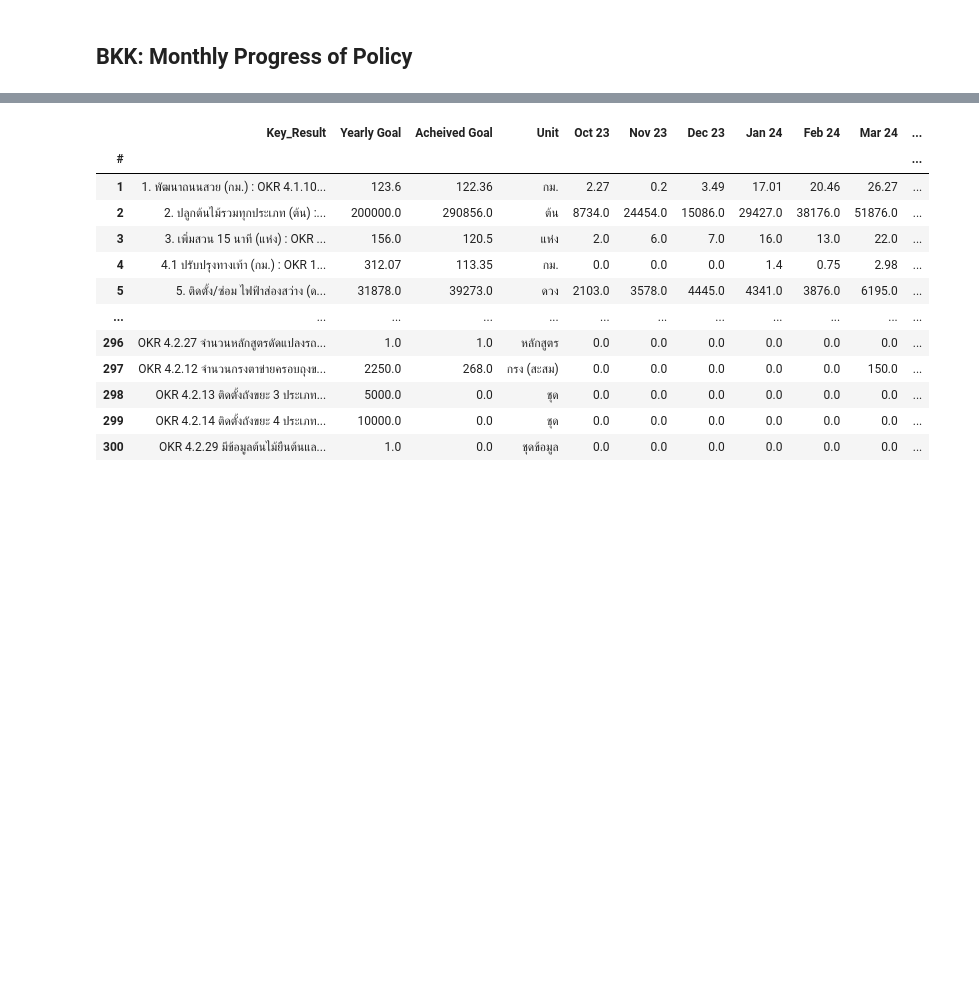
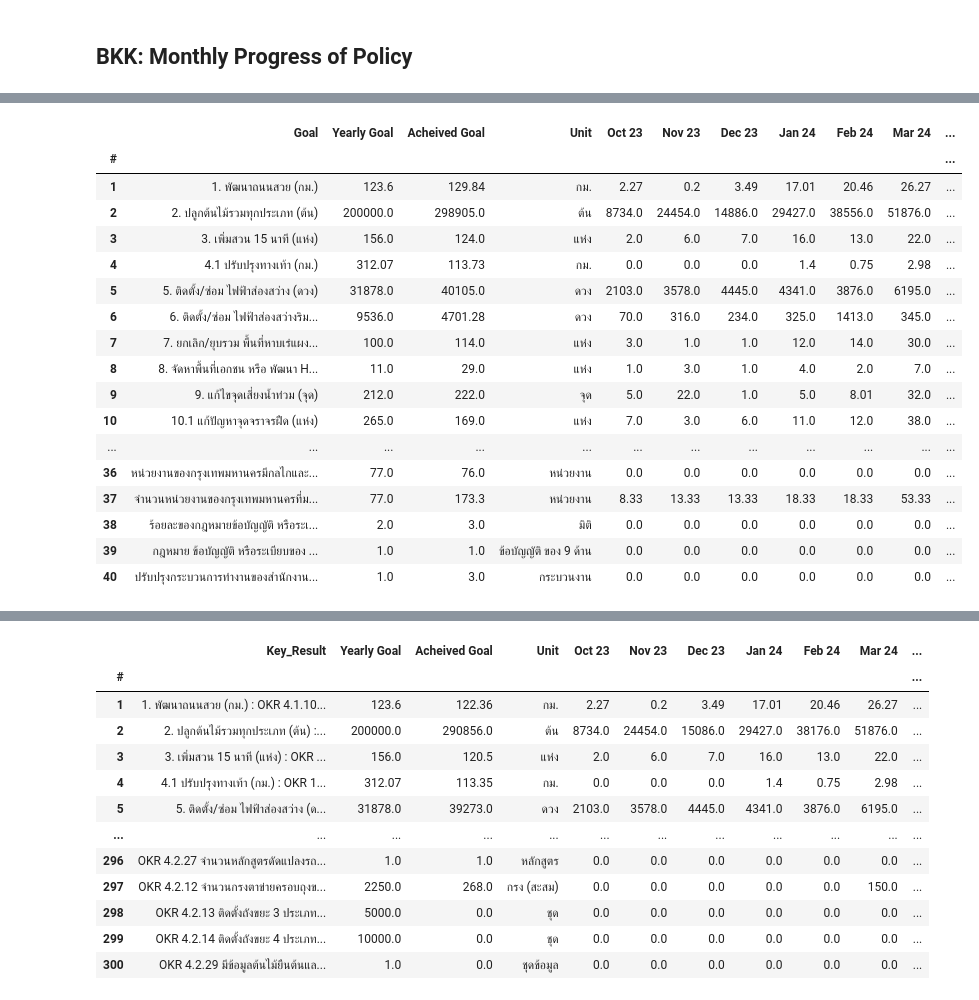
Before and after one commit to SKT-Sukatat/BKK_Policy_Tracker_Dashboard, a Jupyter notebook: BKK_Data_Cleansing.ipynb, the cells around one changed output, grey strips where cells are left out. Drawn from its saved outputs; the diff is of its cells as text; code cells hidden in the pictures; blank space fills up the shorter version.

```diff
--- a/BKK_Data_Cleansing.ipynb
+++ b/BKK_Data_Cleansing.ipynb
@@ -163,0 +361,21 @@ memory usage: 39.8+ KB
+# %%
+df_progress.head(40)
+# %% [output]
+|  | Goal | Yearly Goal | Acheived Goal | Unit | Oct 23 | Nov 23 | Dec 23 | Jan 24 | Feb 24 | Mar 24 | ... |
+| # |  |  |  |  |  |  |  |  |  |  | ... |
+| 1 | 1. พัฒนาถนนสวย (กม.) | 123.6 | 129.84 | กม. | 2.27 | 0.2 | 3.49 | 17.01 | 20.46 | 26.27 | ... |
+| 2 | 2. ปลูกต้นไม้รวมทุกประเภท (ต้น) | 200000.0 | 298905.0 | ต้น | 8734.0 | 24454.0 | 14886.0 | 29427.0 | 38556.0 | 51876.0 | ... |
+| 3 | 3. เพิ่มสวน 15 นาที (แห่ง) | 156.0 | 124.0 | แห่ง | 2.0 | 6.0 | 7.0 | 16.0 | 13.0 | 22.0 | ... |
+| 4 | 4.1 ปรับปรุงทางเท้า (กม.) | 312.07 | 113.73 | กม. | 0.0 | 0.0 | 0.0 | 1.4 | 0.75 | 2.98 | ... |
+| 5 | 5. ติดตั้ง/ซ่อม ไฟฟ้าส่องสว่าง (ดวง) | 31878.0 | 40105.0 | ดวง | 2103.0 | 3578.0 | 4445.0 | 4341.0 | 3876.0 | 6195.0 | ... |
+| 6 | 6. ติดตั้ง/ซ่อม ไฟฟ้าส่องสว่างริม... | 9536.0 | 4701.28 | ดวง | 70.0 | 316.0 | 234.0 | 325.0 | 1413.0 | 345.0 | ... |
+| 7 | 7. ยกเลิก/ยุบรวม พื้นที่หาบเร่แผง... | 100.0 | 114.0 | แห่ง | 3.0 | 1.0 | 1.0 | 12.0 | 14.0 | 30.0 | ... |
+| 8 | 8. จัดหาพื้นที่เอกชน หรือ พัฒนา H... | 11.0 | 29.0 | แห่ง | 1.0 | 3.0 | 1.0 | 4.0 | 2.0 | 7.0 | ... |
+| 9 | 9. แก้ไขจุดเสี่ยงน้ำท่วม (จุด) | 212.0 | 222.0 | จุด | 5.0 | 22.0 | 1.0 | 5.0 | 8.01 | 32.0 | ... |
+| 10 | 10.1 แก้ปัญหาจุดจราจรฝืด (แห่ง) | 265.0 | 169.0 | แห่ง | 7.0 | 3.0 | 6.0 | 11.0 | 12.0 | 38.0 | ... |
+| ... | ... | ... | ... | ... | ... | ... | ... | ... | ... | ... | ... |
+| 36 | หน่วยงานของกรุงเทพมหานครมีกลไกและ... | 77.0 | 76.0 | หน่วยงาน | 0.0 | 0.0 | 0.0 | 0.0 | 0.0 | 0.0 | ... |
+| 37 | จำนวนหน่วยงานของกรุงเทพมหานครที่ม... | 77.0 | 173.3 | หน่วยงาน | 8.33 | 13.33 | 13.33 | 18.33 | 18.33 | 53.33 | ... |
+| 38 | ร้อยละของกฎหมายข้อบัญญัติ หรือระเ... | 2.0 | 3.0 | มิติ | 0.0 | 0.0 | 0.0 | 0.0 | 0.0 | 0.0 | ... |
+| 39 | กฎหมาย ข้อบัญญัติ หรือระเบียบของ ... | 1.0 | 1.0 | ข้อบัญญัติ ของ 9 ด้าน | 0.0 | 0.0 | 0.0 | 0.0 | 0.0 | 0.0 | ... |
+| 40 | ปรับปรุงกระบวนการทำงานของสำนักงาน... | 1.0 | 3.0 | กระบวนงาน | 0.0 | 0.0 | 0.0 | 0.0 | 0.0 | 0.0 | ... |
```
Also changed, not shown: parts of 52 cells of this notebook, 1 other file.
